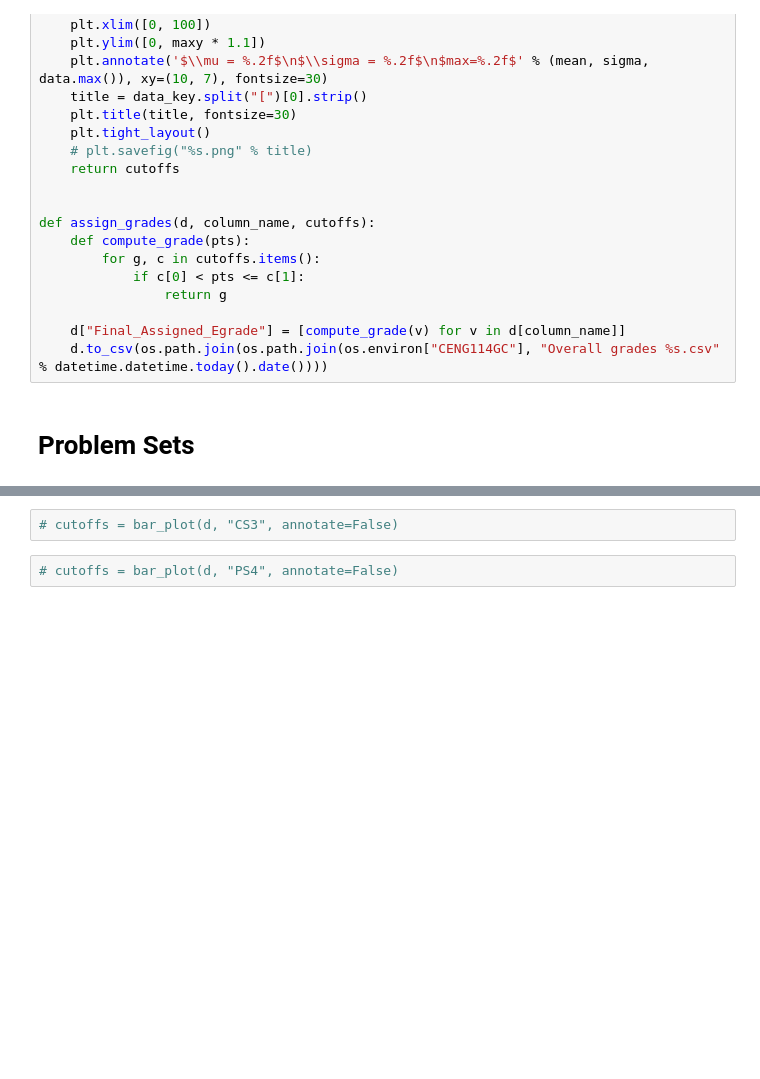
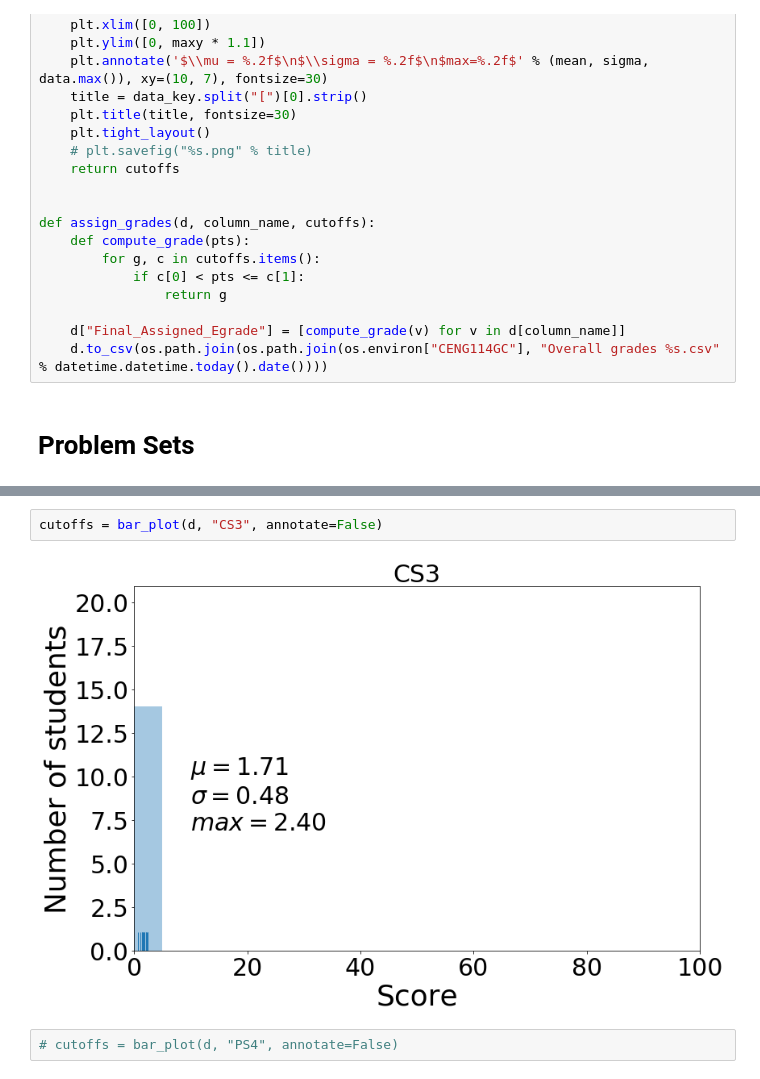
Before and after one commit to materialsvirtuallab/ceng114, a Jupyter notebook: grades/statsw2019.ipynb, the cells around one changed output, grey strips where cells are left out. Cells and saved outputs as stored; diff of their text form; blank space fills up the shorter version.

```diff
--- a/grades/statsw2019.ipynb
+++ b/grades/statsw2019.ipynb
@@ -170,5 +176,7 @@ cutoffs = bar_plot(d, "CS1", annotate=False)
 # %%
-# cutoffs = bar_plot(d, "CS3", annotate=False)
+cutoffs = bar_plot(d, "CS3", annotate=False)
+# %% [output]
+[figure, added]
 # %%
 # cutoffs = bar_plot(d, "PS4", annotate=False)
 # %%
```
Also changed, not shown: parts of 8 cells of this notebook.
